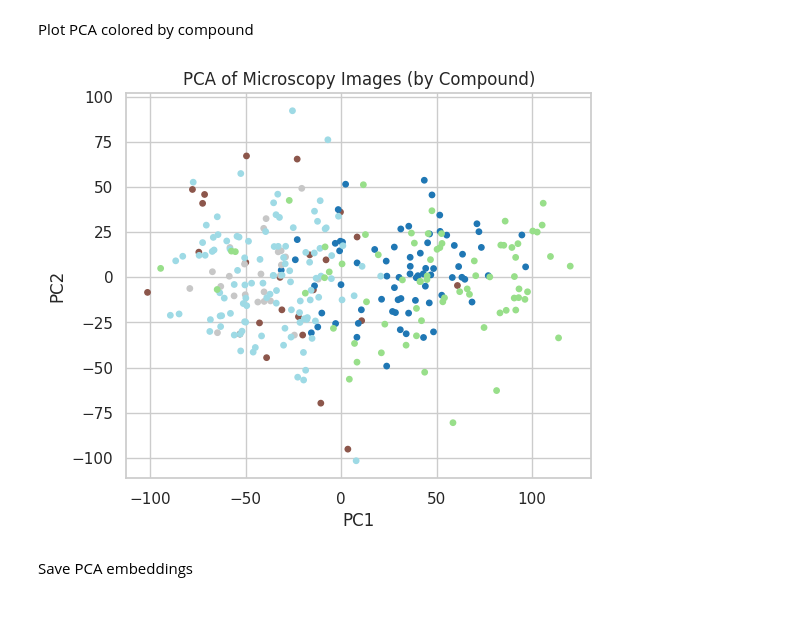
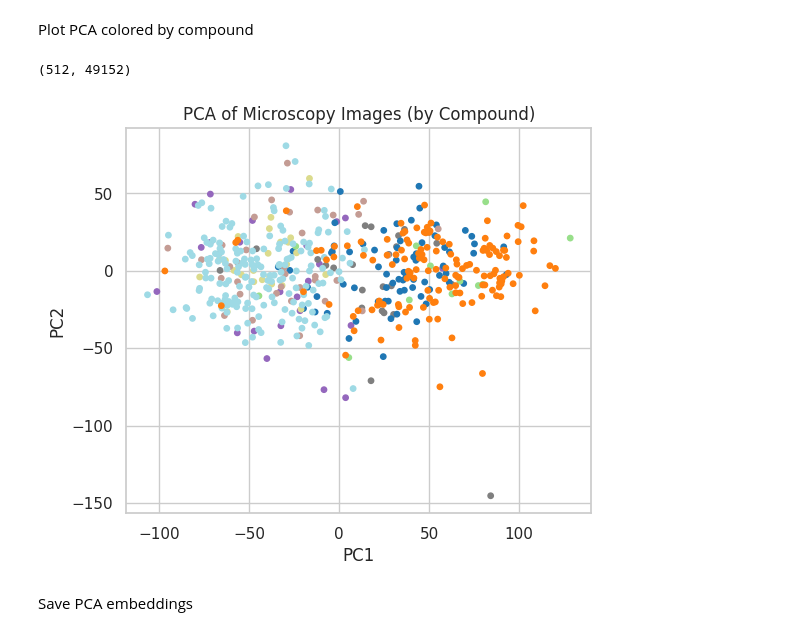
Before and after one commit to saamm/microscopy_self_supervised_learning, a Jupyter notebook: notebooks/04_baseline_pca.ipynb, the cells around one changed output. Saved outputs shown, nothing was run; the diff lists cells and outputs as text; code cells hidden in the pictures.

```diff
--- a/notebooks/04_baseline_pca.ipynb
+++ b/notebooks/04_baseline_pca.ipynb
@@ -72,13 +72,23 @@ from skimage.transform import resize
 X = []
 y = []
 
+compound_list = []
+missing = 0
 for _, row in tqdm(metadata.iterrows(), total=len(metadata)):
-    img = load_3channel_image(row)   # (3,H,W)
 
-    img_small = resize(img, (3,128,128), anti_aliasing=True)
-    X.append(img_small.flatten())
-    y.append(row["moa"])
+    try:
+        img = load_3channel_image(row)
+
+        img_small = resize(img, (3,128,128), anti_aliasing=True)
+
+        X.append(img_small.flatten())
+        y.append(row["moa"])
+        compound_list.append(row["compound"])
+
+    except FileNotFoundError:
+        missing += 1
 
 X = np.array(X)
+
 print("X shape:", X.shape)
 # %% [output]
@@ -183,18 +224,25 @@ plt.show()
 # %% [markdown]
 Plot PCA colored by compound
+# %%
+le = LabelEncoder()
+y_enc = le.fit_transform(compound_list)
+
+print(X.shape)
+# %% [output]
+(512, 49152)
 # %%
-compound_enc = LabelEncoder().fit_transform(metadata["compound"])
+compound_enc = LabelEncoder().fit_transform(compound_list)
 
 plt.figure(figsize=(6,5))
 plt.scatter(X_pca[:,0], X_pca[:,1], c=compound_enc, cmap="tab20", s=15)
 plt.title("PCA of Microscopy Images (by Compound)")
 plt.xlabel("PC1")
 plt.ylabel("PC2")
 
 plt.savefig(os.path.join(RESULTS_FIG, "pca_by_compound.png"), dpi=300, bbox_inches="tight")
 plt.show()
 # %% [output]
-[figure, old version]
+[figure, new version]
 # %% [markdown]
 Save PCA embeddings
 # %%
```
Also changed, not shown: parts of 9 cells of this notebook.
